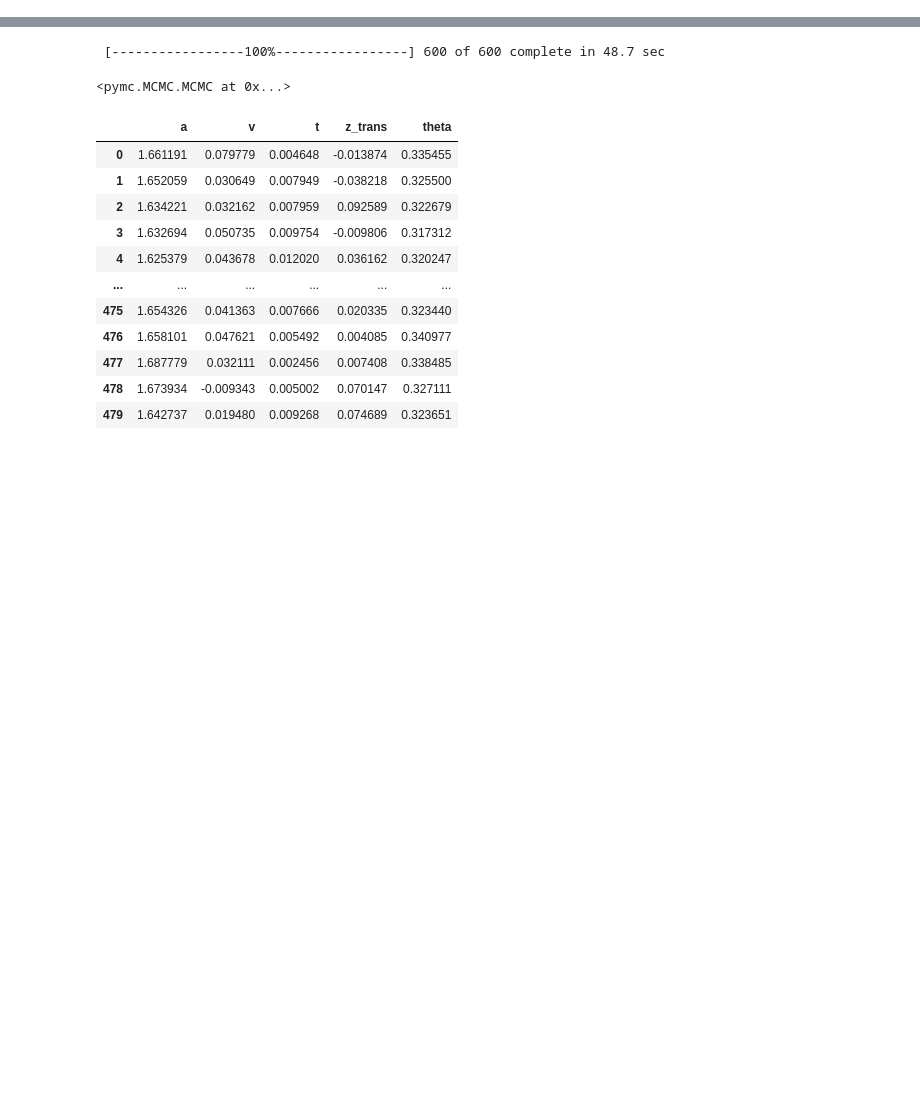
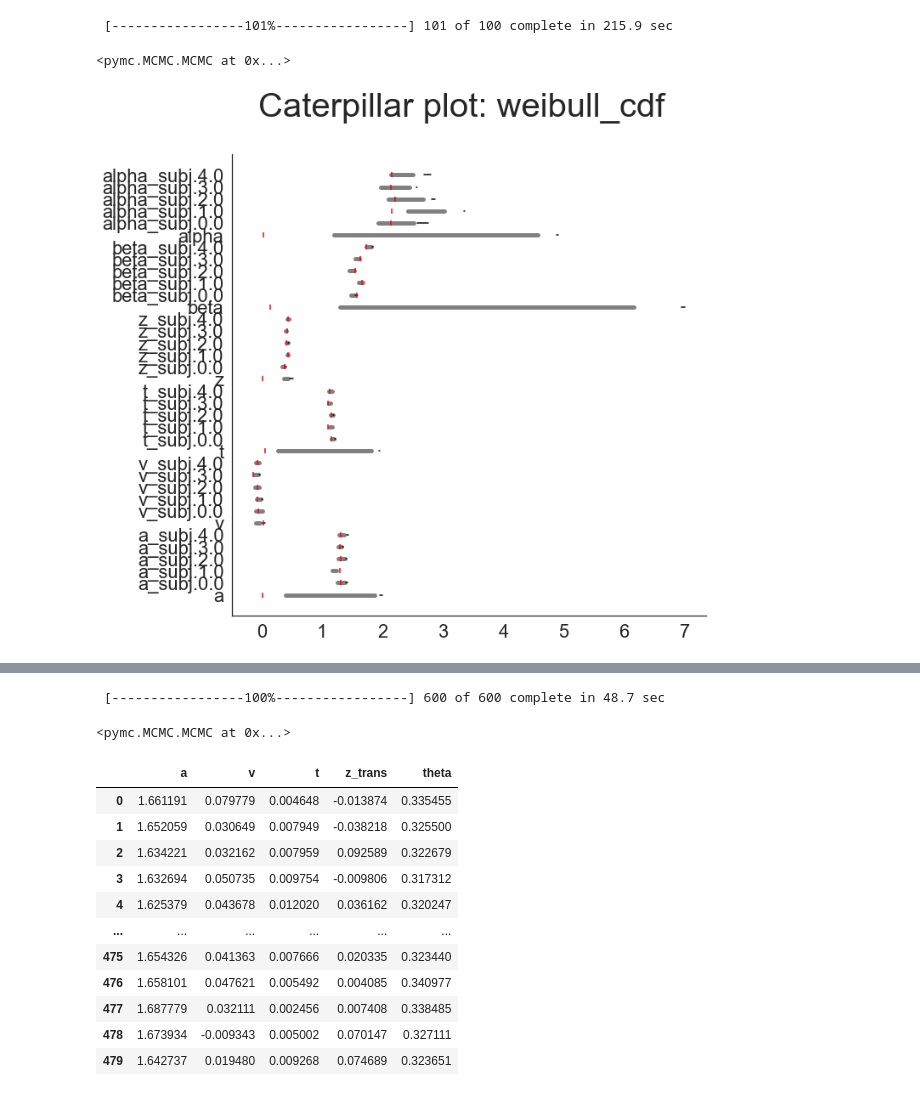
Before and after one commit to AlexanderFengler/hddmnn_tutorial, a Jupyter notebook: ddm_variants_exploration.ipynb, the cells around one changed output, grey strips where cells are left out. Cells and saved outputs as stored; diff of their text form; code cells hidden in the pictures; blank space fills up the shorter version.

```diff
--- a/ddm_variants_exploration.ipynb
+++ b/ddm_variants_exploration.ipynb
@@ -116,0 +154,3 @@ model_plot(ground_truths = ground_truths,
+# %%
+# WEIBULL
+hddm_data_hierarchical_weibull_cdf = hddm_preprocess_hierarchical(model = 'weibull_cdf', datasetid = 1)
@@ -116,0 +182,22 @@ model_plot(ground_truths = ground_truths,
+# %%
+hddm_hierarchical_model_weibull_cdf = hddm.HDDMnn_weibull(hddm_data_hierarchical_weibull_cdf[0],
+                                                         free = False,
+                                                         informative = False,
+                                                         include = 'z',
+                                                         k = True,
+                                                         is_group_model = True)
+# %%
+nmcmc = 100
+hddm_hierarchical_model_weibull_cdf.sample(nmcmc, burn = 50)
+# %% [output]
+ [-----------------101%-----------------] 101 of 100 complete in 215.9 sec
+<pymc.MCMC.MCMC at 0x...>
+# %%
+# Caterpillar Plot
+caterpillar_plot(trace = hddm_hierarchical_model_weibull_cdf.get_traces(),
+                 gt = hddm_data_hierarchical_weibull_cdf,
+                 model = 'weibull_cdf',
+                 datatype = 'hierarchical',
+                 drop_sd = True)
+# %% [output]
+[figure, added]
```
Also changed, not shown: parts of 37 cells of this notebook, 3 other files.
